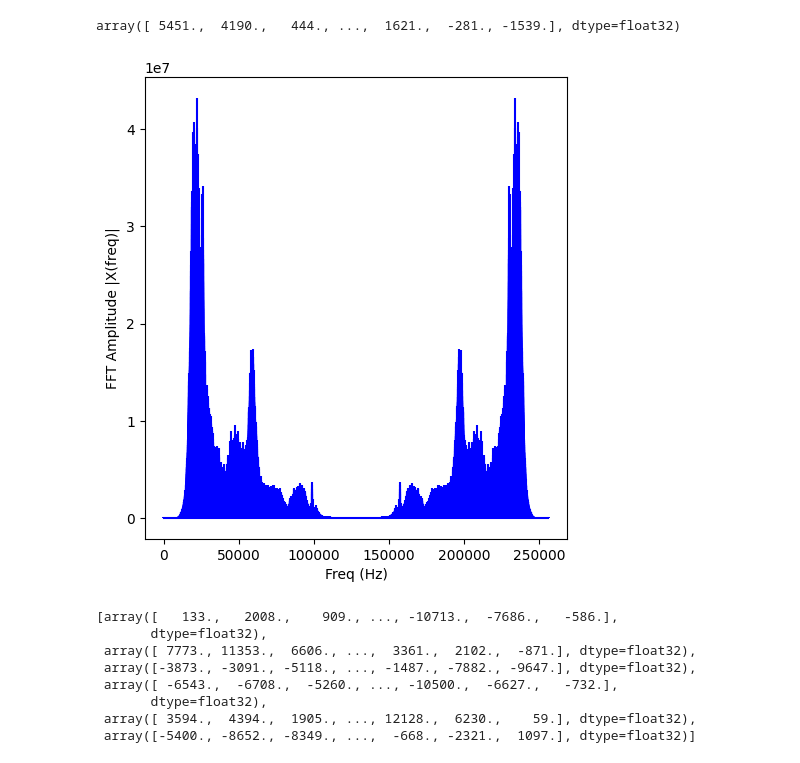
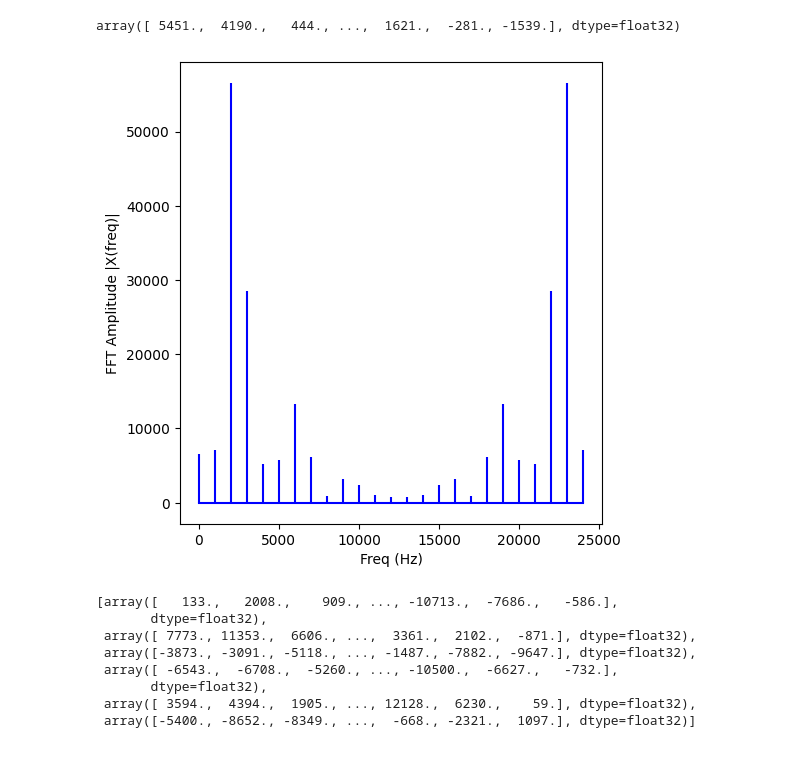
Before and after one commit to JPNMint/Cavitation_detection_ML, a Jupyter notebook: EDA_FE.ipynb, the cells around one changed output. Drawn from its saved outputs; the diff is of its cells as text; code cells hidden in the pictures.

```diff
--- a/EDA_FE.ipynb
+++ b/EDA_FE.ipynb
@@ -108,7 +108,7 @@ fourier_trans_plot(nc_length,nc_data)
 The paper "AN ACOUSTIC SIGNAL CAVITATION DETECTION FRAMEWORK BASED ON XGBOOST WITH ADAPTIVE SELECTION FEATURE ENGINEERING", which was able to achieve state-of-the-art performance, uses 3 seconds samples.
 Thus, the 20 second sample will be split in multiple 3 second samples.
 # %%
-hc_seg_len = hc_samplerate * 3
+hc_seg_len = int(hc_samplerate * 0.0001)
 
 sections = int(np.ceil(len(hc_data) / hc_seg_len))
 
@@ -152,25 +152,25 @@ array([ 5451.,  4190.,   444., ...,  1621.,  -281., -1539.], dtype=float32)
 hc_split_len = hc_split[0]/hc_samplerate
 # %%
 from scipy.fftpack import fft, ifft
-hc_split_len = 3
+hc_split_len = 0.001
 
 hc_split_N = hc_split[1].shape[0]
 hc_split_n = np.arange(hc_split_N)
 hc_split_freq = hc_split_n/hc_split_len
 hc_split_data_fft = fft(hc_split[1])
 
 plt.figure(figsize = (12, 6))
 plt.subplot(121)
 
 
 plt.stem(hc_split_freq, np.abs(hc_split_data_fft), 'b', \
          markerfmt=" ", basefmt="-b")
 plt.xlabel('Freq (Hz)')
 plt.ylabel('FFT Amplitude |X(freq)|')
 
 plt.show()
 # %% [output]
-[figure, old version]
+[figure, new version]
 # %%
 
 hc_split
```
Also changed, not shown: parts of 5 cells of this notebook, 1 other file.
